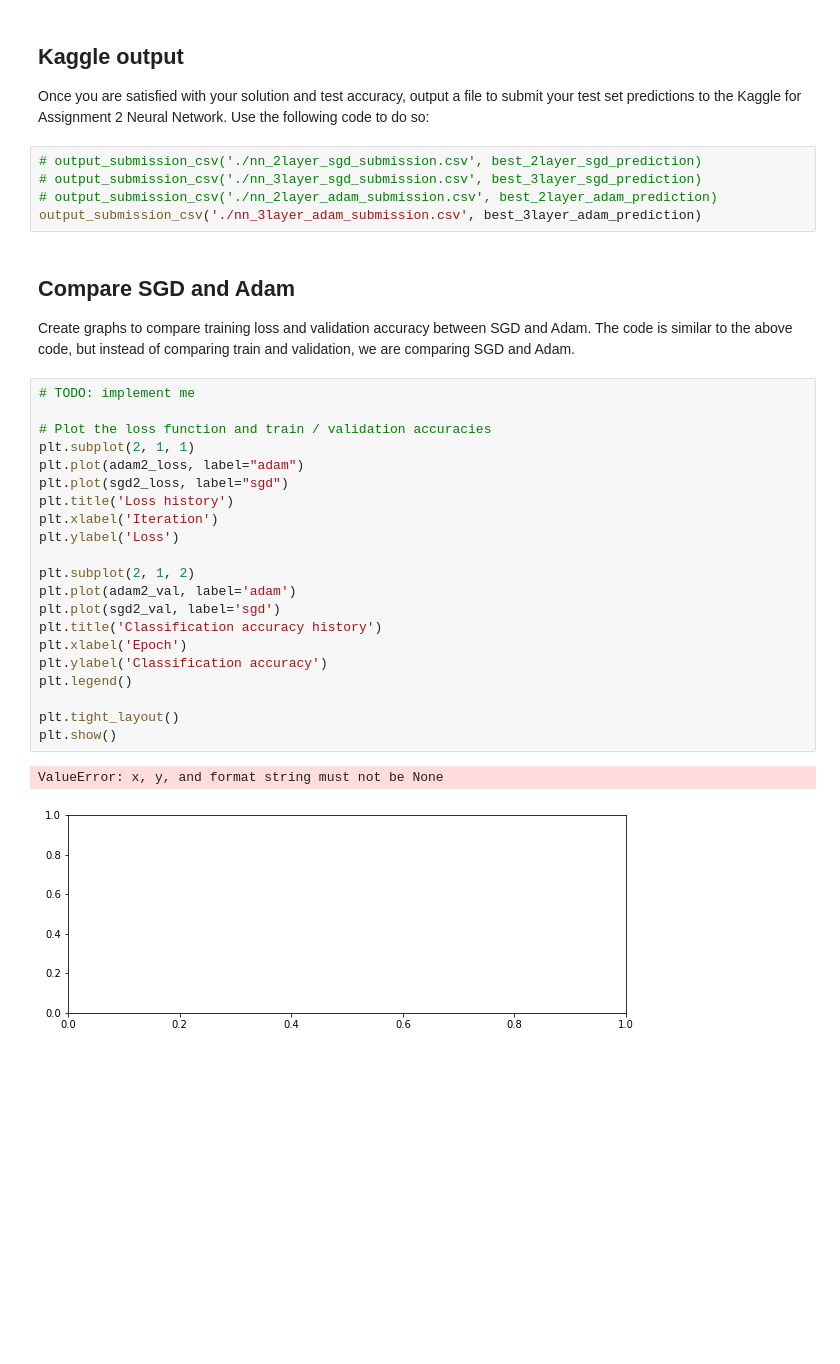
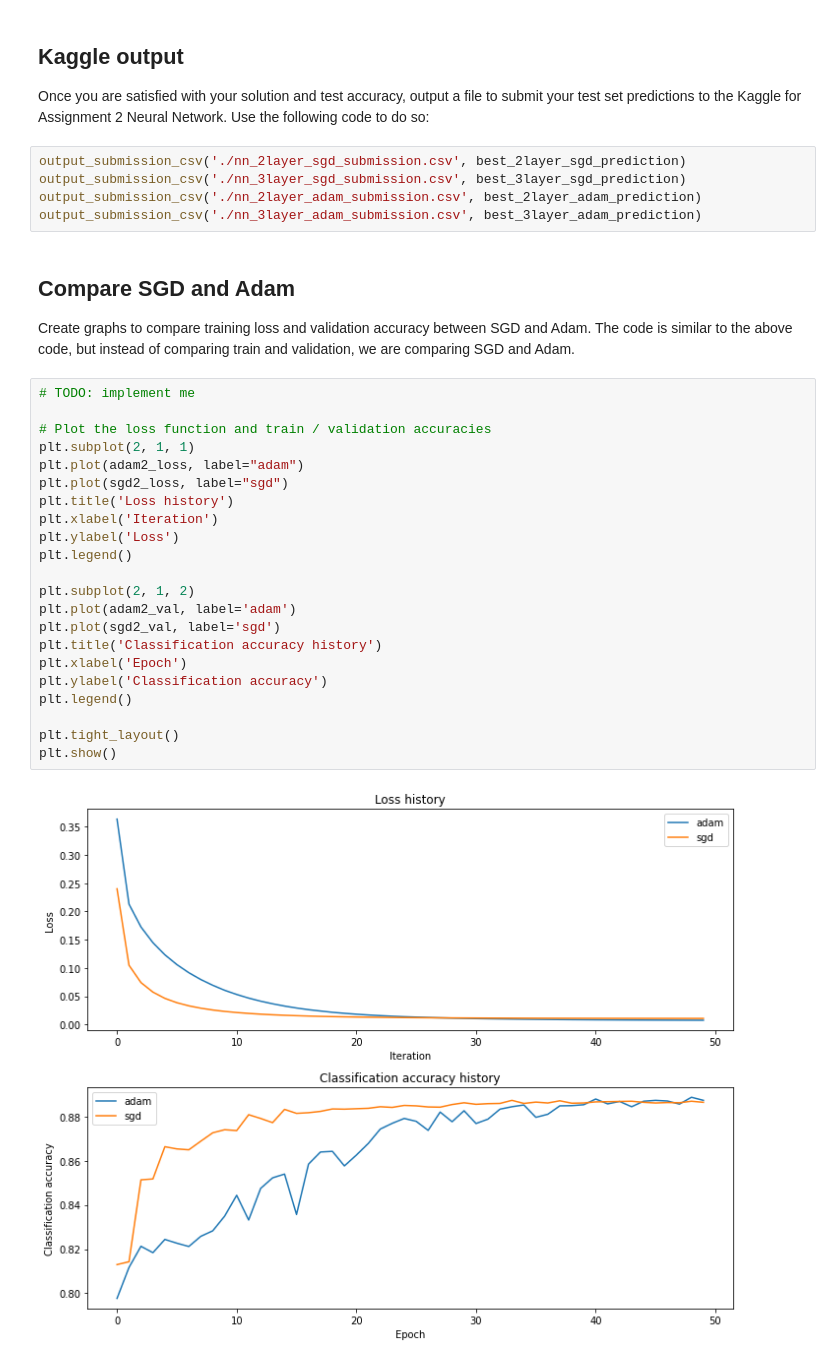
Before and after one commit to kie4280/cs444-assignments, a Jupyter notebook: assignment2/neural_network.ipynb, the cells around one changed output. Drawn from its saved outputs; the diff is of its cells as text; blank space fills up the shorter version.

```diff
--- a/assignment2/neural_network.ipynb
+++ b/assignment2/neural_network.ipynb
@@ -349,9 +349,9 @@ best_3layer_adam_prediction = np.argmax(net_3adam.forward(X_test), axis=1)
 
 Once you are satisfied with your solution and test accuracy, output a file to submit your test set predictions to the Kaggle for Assignment 2 Neural Network. Use the following code to do so:
 # %%
-# output_submission_csv('./nn_2layer_sgd_submission.csv', best_2layer_sgd_prediction)
-# output_submission_csv('./nn_3layer_sgd_submission.csv', best_3layer_sgd_prediction)
-# output_submission_csv('./nn_2layer_adam_submission.csv', best_2layer_adam_prediction)
+output_submission_csv('./nn_2layer_sgd_submission.csv', best_2layer_sgd_prediction)
+output_submission_csv('./nn_3layer_sgd_submission.csv', best_3layer_sgd_prediction)
+output_submission_csv('./nn_2layer_adam_submission.csv', best_2layer_adam_prediction)
 output_submission_csv('./nn_3layer_adam_submission.csv', best_3layer_adam_prediction)
 # %% [markdown]
 ## Compare SGD and Adam
@@ -359,24 +359,24 @@ Create graphs to compare training loss and validation accuracy between SGD and A
 # %%
 # TODO: implement me
 
 # Plot the loss function and train / validation accuracies
 plt.subplot(2, 1, 1)
 plt.plot(adam2_loss, label="adam")
 plt.plot(sgd2_loss, label="sgd")
 plt.title('Loss history')
 plt.xlabel('Iteration')
 plt.ylabel('Loss')
+plt.legend()
 
 plt.subplot(2, 1, 2)
 plt.plot(adam2_val, label='adam')
 plt.plot(sgd2_val, label='sgd')
 plt.title('Classification accuracy history')
 plt.xlabel('Epoch')
 plt.ylabel('Classification accuracy')
 plt.legend()
 
 plt.tight_layout()
 plt.show()
 # %% [output]
-ValueError: x, y, and format string must not be None
-[figure, old version]
+[figure, new version]
```
Also changed, not shown: parts of 6 cells of this notebook, 4 other files.
